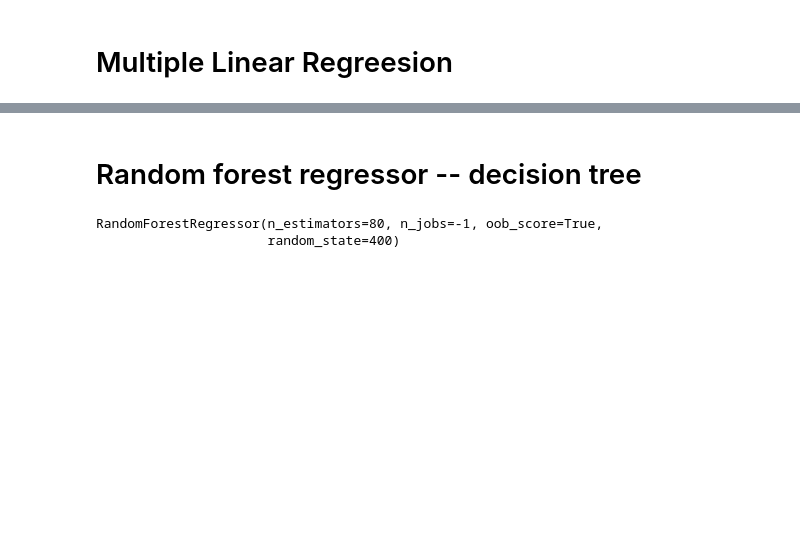
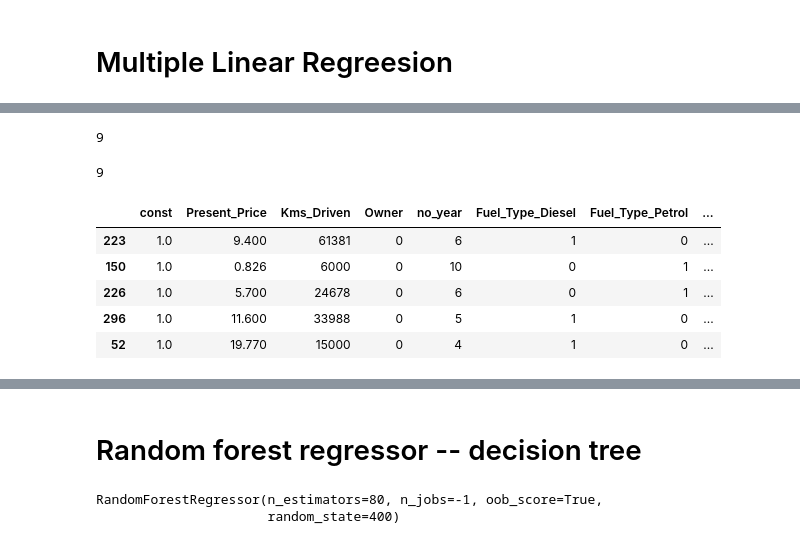
Before and after one commit to ayushjain9/Car_Selling_Prediction, a Jupyter notebook: Car_FE.ipynb, the cells around one changed output, grey strips where cells are left out. Saved outputs shown, nothing was run; the diff lists cells and outputs as text; code cells hidden in the pictures; blank space fills up the shorter version.

```diff
--- a/Car_FE.ipynb
+++ b/Car_FE.ipynb
@@ -245,3 +249,21 @@ strong multicollinearity or other numerical problems.
 # %%
 from sklearn.model_selection import train_test_split
 X_train, X_test, y_train, y_test = train_test_split(X, y, test_size=0.3, random_state=0)
+# %%
+print(len(X_train.columns))
+# %% [output]
+9
+# %%
+print(len(X_test.columns))
+# %% [output]
+9
+# %%
+X_test.head()
+# const term added. Need to remove it from both X_train and X_test
+# %% [output]
+|  | const | Present_Price | Kms_Driven | Owner | no_year | Fuel_Type_Diesel | Fuel_Type_Petrol | ... |
+| 223 | 1.0 | 9.400 | 61381 | 0 | 6 | 1 | 0 | ... |
+| 150 | 1.0 | 0.826 | 6000 | 0 | 10 | 0 | 1 | ... |
+| 226 | 1.0 | 5.700 | 24678 | 0 | 6 | 0 | 1 | ... |
+| 296 | 1.0 | 11.600 | 33988 | 0 | 5 | 1 | 0 | ... |
+| 52 | 1.0 | 19.770 | 15000 | 0 | 4 | 1 | 0 | ... |
```
Also changed, not shown: parts of 18 cells of this notebook, 3 other files.
